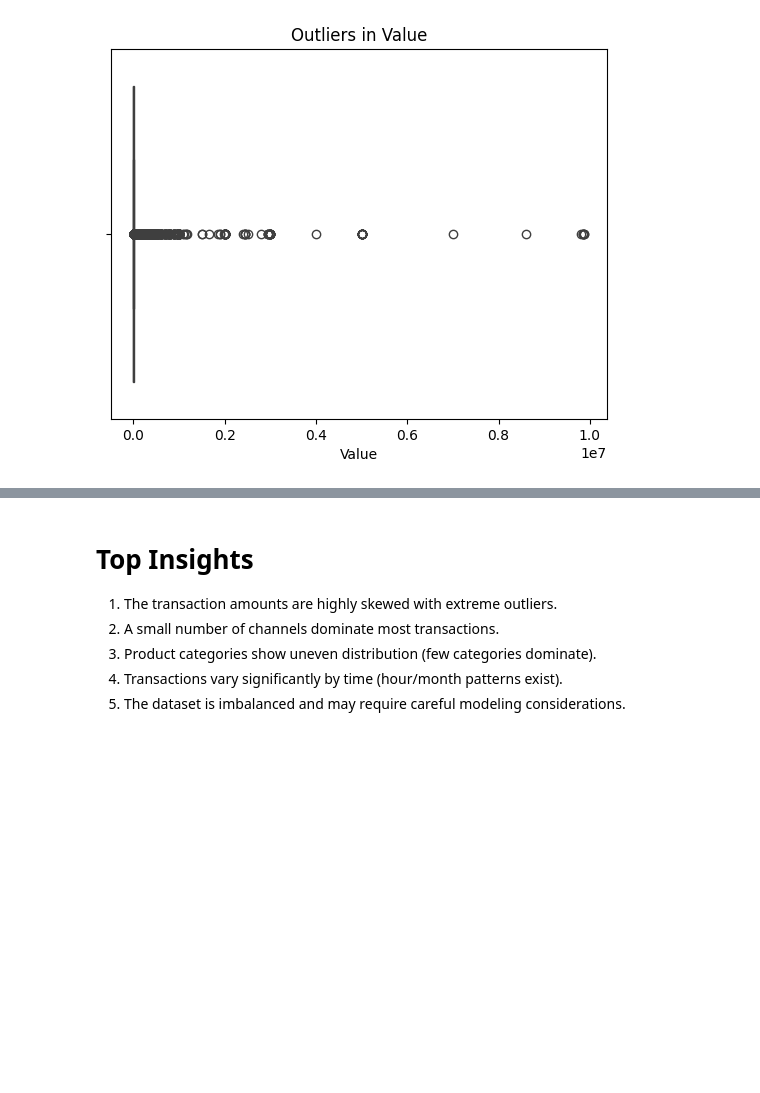
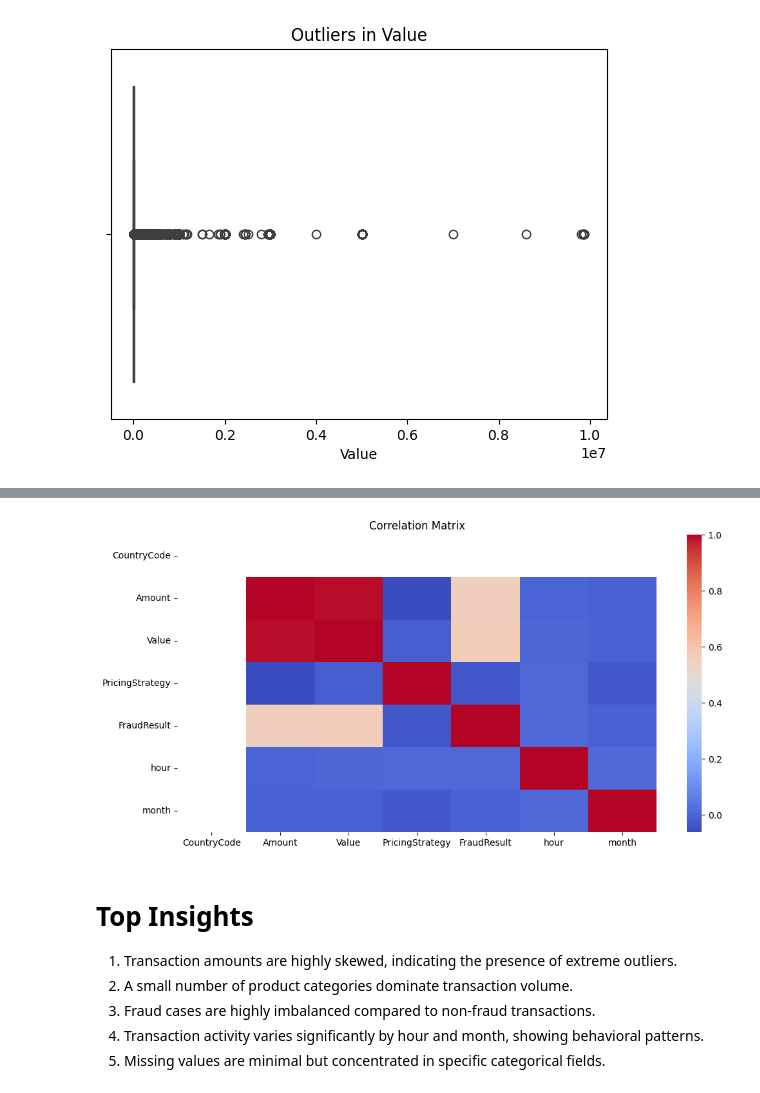
Before and after one commit to Bethabrh/credit-risk-model, a Jupyter notebook: notebooks/eda.ipynb, the cells around one changed output, grey strips where cells are left out. Cells and saved outputs as stored; diff of their text form; code cells hidden in the pictures; blank space fills up the shorter version.

```diff
--- a/notebooks/eda.ipynb
+++ b/notebooks/eda.ipynb
@@ -206,8 +198,15 @@ plt.show()
+# %%
+plt.figure(figsize=(12,6))
+sns.heatmap(df.corr(numeric_only=True), annot=False, cmap="coolwarm")
+plt.title("Correlation Matrix")
+plt.show()
+# %% [output]
+[figure, added]
 # %% [markdown]
 # Top Insights
 
-1. The transaction amounts are highly skewed with extreme outliers.
-2. A small number of channels dominate most transactions.
-3. Product categories show uneven distribution (few categories dominate).
-4. Transactions vary significantly by time (hour/month patterns exist).
-5. The dataset is imbalanced and may require careful modeling considerations.
+1. Transaction amounts are highly skewed, indicating the presence of extreme outliers.
+2. A small number of product categories dominate transaction volume.
+3. Fraud cases are highly imbalanced compared to non-fraud transactions.
+4. Transaction activity varies significantly by hour and month, showing behavioral patterns.
+5. Missing values are minimal but concentrated in specific categorical fields.
```
Also changed, not shown: parts of 4 cells of this notebook.
